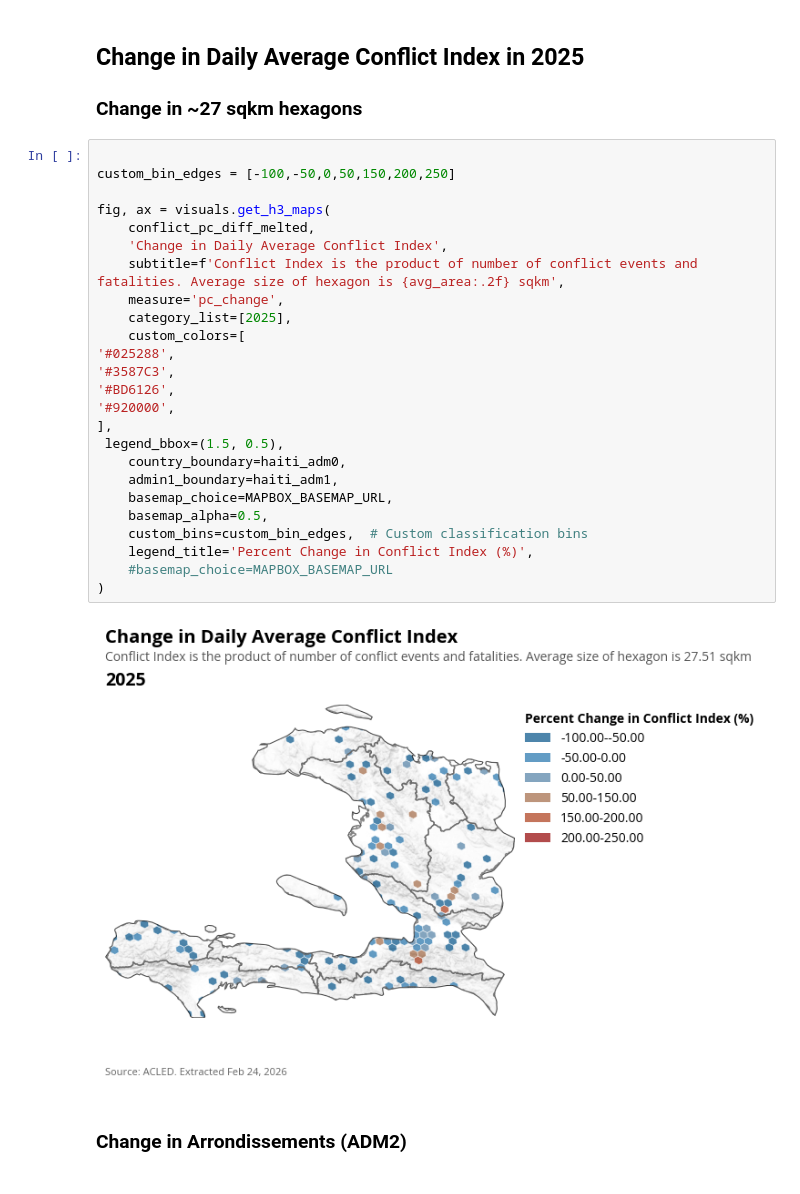
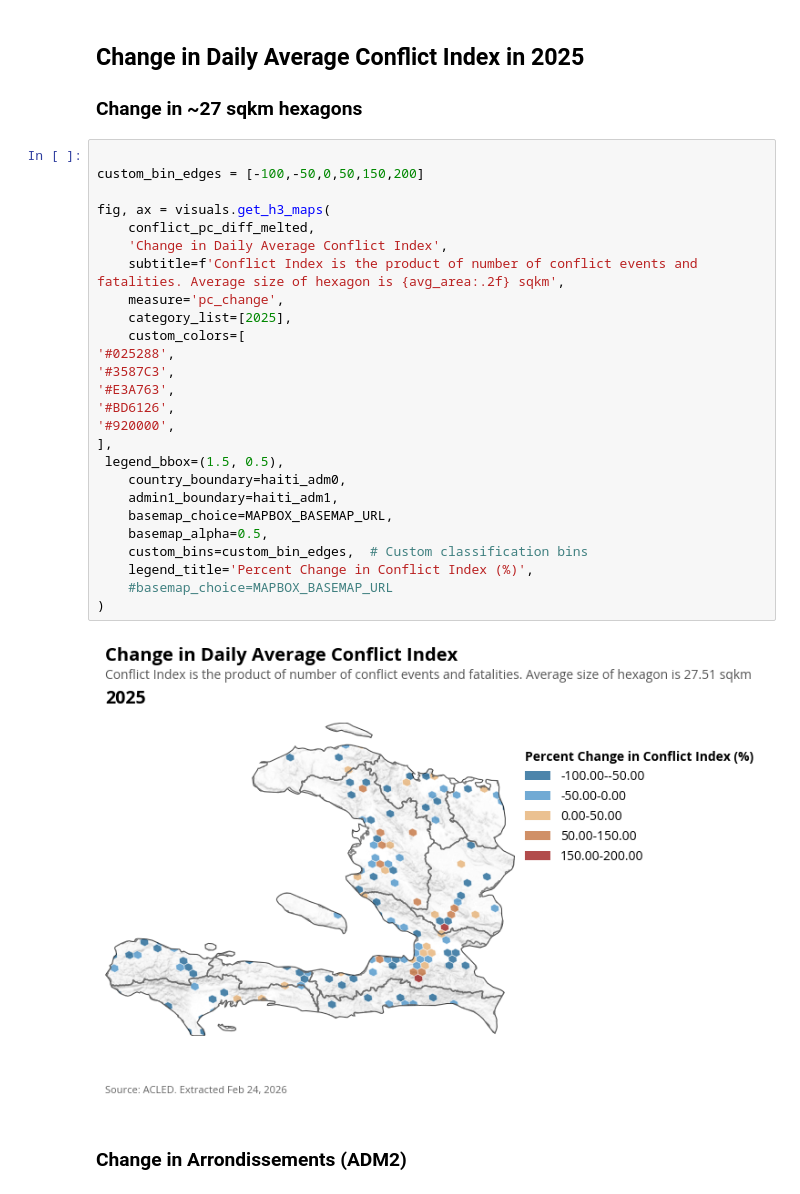
Before and after one commit to datapartnership/haiti-conflict-analysis, a Jupyter notebook: notebooks/acled.ipynb, the cells around one changed output. Drawn from its saved outputs; the diff is of its cells as text.

```diff
--- a/notebooks/acled.ipynb
+++ b/notebooks/acled.ipynb
@@ -301,31 +301,32 @@ conflict_pc_diff_melted = h3_gdf.merge(conflict_pc_diff_melted, on='h3_index', h
 ### Change in ~27 sqkm hexagons
 # %%
 
-custom_bin_edges = [-100,-50,0,50,150,200,250]
+custom_bin_edges = [-100,-50,0,50,150,200]
 
 fig, ax = visuals.get_h3_maps(
     conflict_pc_diff_melted,
     'Change in Daily Average Conflict Index',
     subtitle=f'Conflict Index is the product of number of conflict events and fatalities. Average size of hexagon is {avg_area:.2f} sqkm',
     measure='pc_change',
     category_list=[2025],
     custom_colors=[
 '#025288',
 '#3587C3',
+'#E3A763',
 '#BD6126',
 '#920000',
 ],
  legend_bbox=(1.5, 0.5),
     country_boundary=haiti_adm0,
     admin1_boundary=haiti_adm1,
     basemap_choice=MAPBOX_BASEMAP_URL,
     basemap_alpha=0.5,
     custom_bins=custom_bin_edges,  # Custom classification bins
     legend_title='Percent Change in Conflict Index (%)',
     #basemap_choice=MAPBOX_BASEMAP_URL
 )
 # %% [output]
-[figure, old version]
+[figure, new version]
 # %% [markdown]
 ### Change in Arrondissements (ADM2)
 # %%
```
Also changed, not shown: parts of 3 cells of this notebook.
